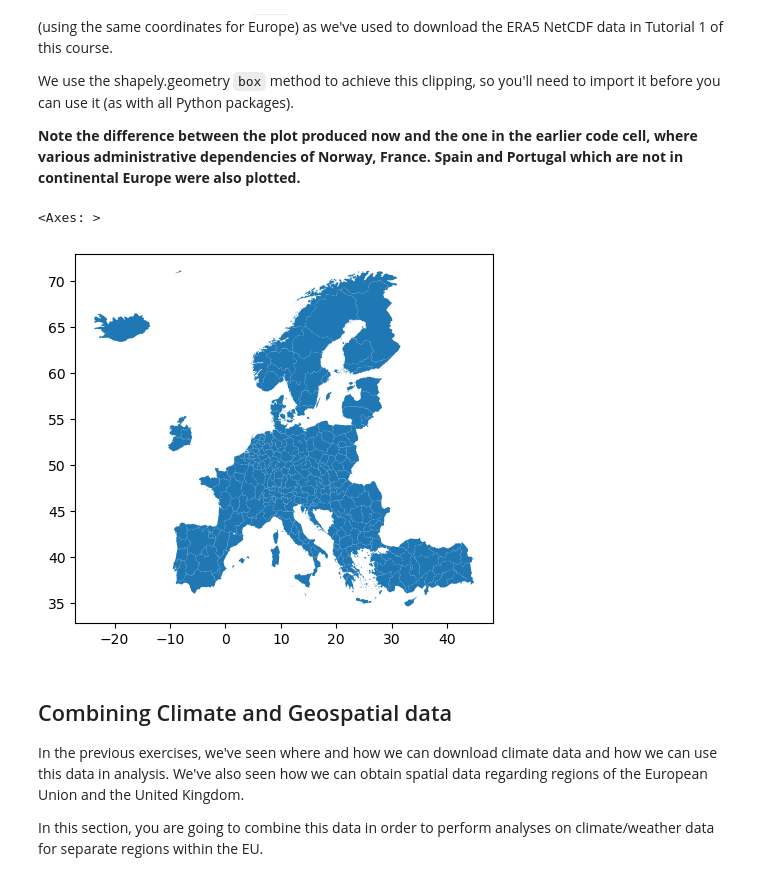
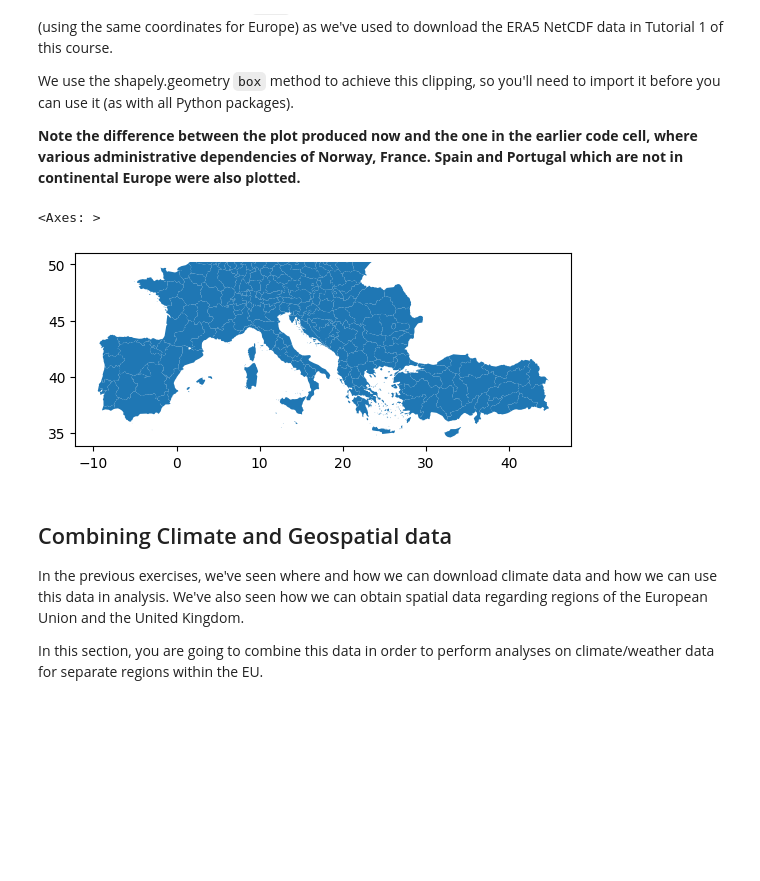
Before and after one commit to victorelgersma/dafs, a Jupyter notebook: week5/Lesson 2 - Combining Climate and Geospatial data - v5 - without Solutions.ipynb, the cells around one changed output. Drawn from its saved outputs; the diff is of its cells as text; code cells hidden in the pictures; blank space fills up the shorter version.

```diff
--- a/week5/Lesson 2 - Combining Climate and Geospatial data - v5 - without Solutions.ipynb
+++ b/week5/Lesson 2 - Combining Climate and Geospatial data - v5 - without Solutions.ipynb
@@ -134,18 +133,18 @@ We use the shapely.geometry `box` method to achieve this clipping, so you'll nee
 # %%
 from shapely.geometry import box
 
-north = 71.22
+north = 50.22
 south = 34.31
 east = 51.29
 west = -23.62
 
 area = box(west, south, east, north)
 clipped_nuts2 = df_geo_nuts2.clip(area)
 
 clipped_nuts2.plot()
 # %% [output]
 <Axes: >
-[figure, old version]
+[figure, new version]
 # %% [markdown]
 ## Combining Climate and Geospatial data
 In the previous exercises, we've seen where and how we can download climate data and how we can use this data in analysis.
```
Also changed, not shown: parts of 13 cells of this notebook, 26 other files.
